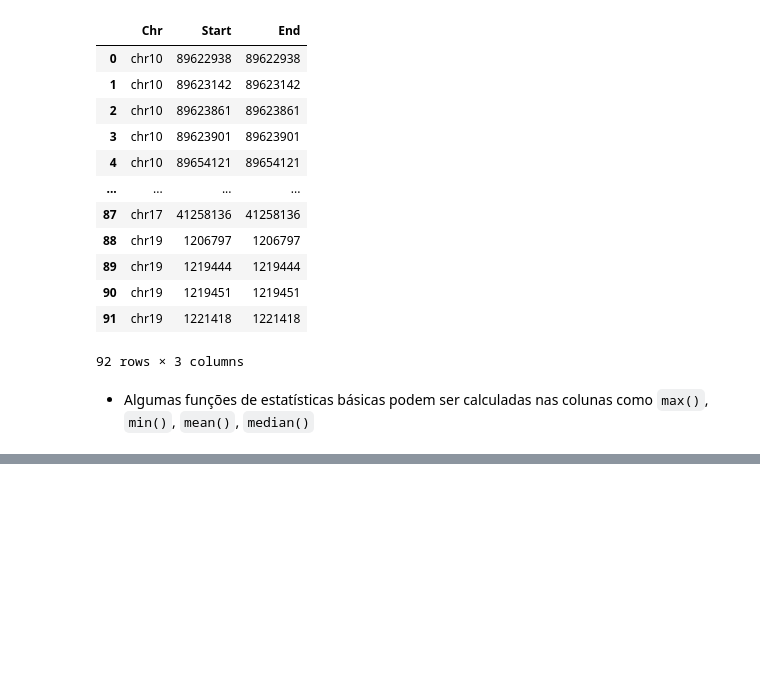
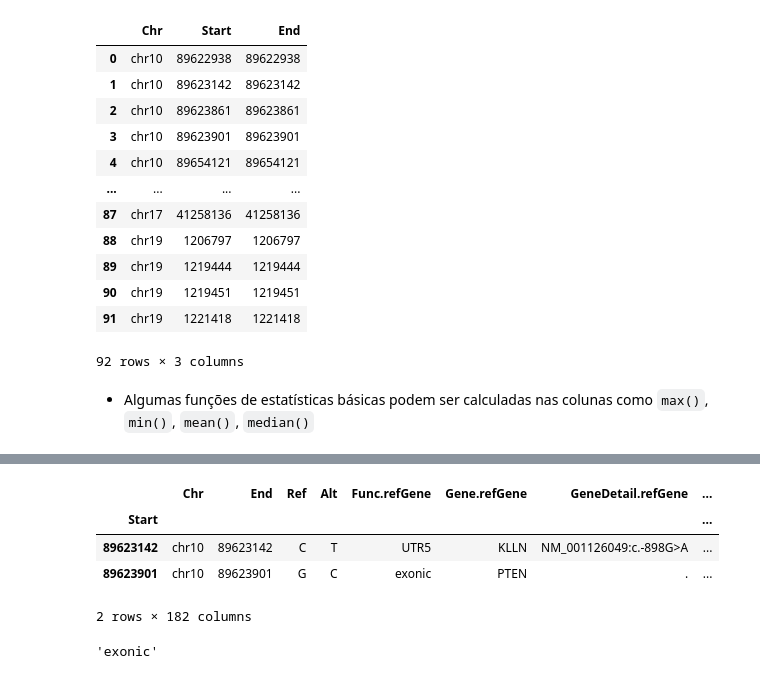
Before and after one commit to genomika/pandas-workshop, a Jupyter notebook: workshop-python_pandas_gnmk.ipynb, the cells around one changed output, grey strips where cells are left out. Cells and saved outputs as stored; diff of their text form; code cells hidden in the pictures; blank space fills up the shorter version.

Commit message:
Started 2 day and need to finish the excel tabs code

```diff
--- a/workshop-python_pandas_gnmk.ipynb
+++ b/workshop-python_pandas_gnmk.ipynb
@@ -408,6 +408,9 @@ multianno_df[['Chr', 'Start', 'End']]
 * Algumas funções de estatísticas básicas podem ser calculadas nas colunas como `max()`, `min()`, `mean()`, `median()`
 # %%
 # Substituir "." por "0"
-multianno_df["HIAE_EXOME_FREQUENCY(722)"] = multianno_df["HIAE_EXOME_FREQUENCY(722)"]
+multianno_df["HIAE_EXOME_FREQUENCY(722)"] = multianno_df["HIAE_EXOME_FREQUENCY(722)"].apply(
+    lambda x: "0" if x == "." else x)
+# Deixar 3 casas decimais
+multianno_df["HIAE_EXOME_FREQUENCY(722)"] = multianno_df["HIAE_EXOME_FREQUENCY(722)"].astype(float).round(3)
 multianno_df["HIAE_EXOME_FREQUENCY(722)"].head()
 # %% [output]
@@ -431,0 +579,4 @@ nan
+# %%
+# No caso de um indice personalizado é possível selecionar linhas via loc
+ex = multianno_df.set_index('Start')
+ex.loc[[89623142]]
@@ -431,0 +588,14 @@ nan
+# %%
+# Selecionando duas linhas por listas
+ex.loc[[89623142, 89623901]]
+# %% [output]
+|  | Chr | End | Ref | Alt | Func.refGene | Gene.refGene | GeneDetail.refGene | ... |
+| Start |  |  |  |  |  |  |  | ... |
+| 89623142 | chr10 | 89623142 | C | T | UTR5 | KLLN | NM_001126049:c.-898G>A | ... |
+| 89623901 | chr10 | 89623901 | G | C | exonic | PTEN | . | ... |
+2 rows × 182 columns
+# %%
+# Selecionando o valor de uma linha e coluna especificas
+ex.loc[89623901, "Func.refGene"]
+# %% [output]
+'exonic'
```
Also changed, not shown: parts of 30 cells of this notebook.
